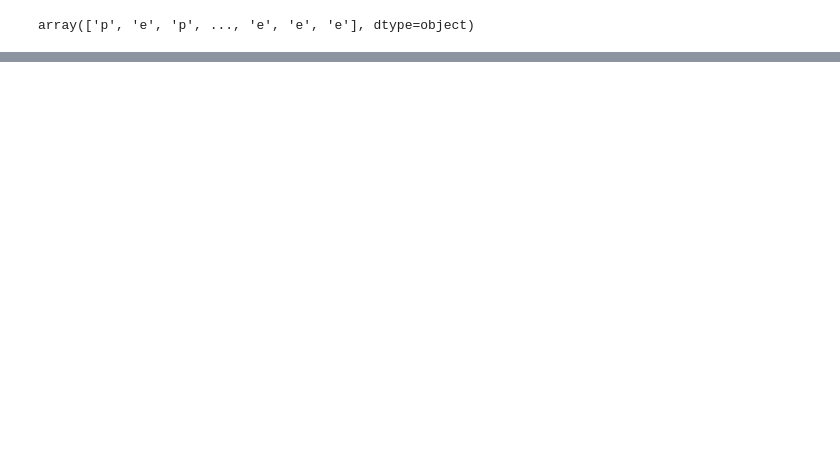
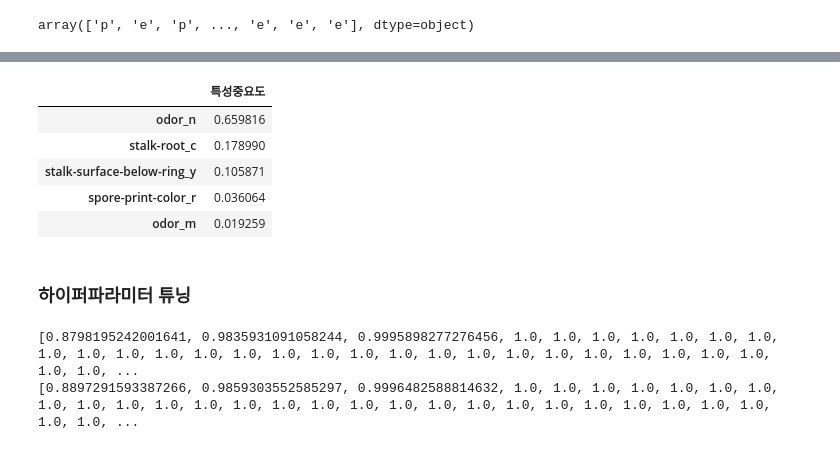
Before and after one commit to SeeUSoon93/MachineLerning, a Jupyter notebook: 6. 머신러닝/ex03_DecisionTree활용 버섯데이터 분류.ipynb, the cells around one changed output, grey strips where cells are left out. Cells and saved outputs as stored; diff of their text form; code cells hidden in the pictures; blank space fills up the shorter version.

```diff
--- a/6. 머신러닝/ex03_DecisionTree활용 버섯데이터 분류.ipynb
+++ b/6. 머신러닝/ex03_DecisionTree활용 버섯데이터 분류.ipynb
@@ -248,0 +264,3 @@ metrics.accuracy_score(train_pre,y_train)
+# %%
+fi = tree.feature_importances_
+print("특성 중요도\n",fi)
@@ -248,0 +285,39 @@ metrics.accuracy_score(train_pre,y_train)
+# %%
+# 컬럼이름은 '특성중요도'로 설정
+# 내림차순 정렬
+importance_df = pd.DataFrame(fi, index = X_one_hot.columns, columns=['특성중요도'])
+importance_df.sort_values('특성중요도',ascending=False).head()
+
+# order_n이라는 특성이 가장 중요한 특성으로 나타남
+# %% [output]
+|  | 특성중요도 |
+| odor_n | 0.659816 |
+| stalk-root_c | 0.178990 |
+| stalk-surface-below-ring_y | 0.105871 |
+| spore-print-color_r | 0.036064 |
+| odor_m | 0.019259 |
+# %% [markdown]
+### 하이퍼파라미터 튜닝
+# %%
+test_list = []
+train_list = []
+for n in range(1,105,2):
+    # 모델 생성
+    tree = DecisionTreeClassifier(max_depth=n)
+    # 모델 훈련
+    tree.fit(X_train,y_train)
+    # 테스트 성능 예측
+    test_pre = tree.predict(X_test)
+    # 테스트 성능 평가, 리스트에 담기
+    test_list.append(metrics.accuracy_score(test_pre,y_test))
+
+    # 트레인 성능 예측
+    train_pre = tree.predict(X_train)
+     # 트레인 성능 평가, 리스트에 담기
+    train_list.append(metrics.accuracy_score(train_pre,y_train))
+
+print(test_list)
+print(train_list)
+# %% [output]
+[0.8798195242001641, 0.9835931091058244, 0.9995898277276456, 1.0, 1.0, 1.0, 1.0, 1.0, 1.0, 1.0, 1.0, 1.0, 1.0, 1.0, 1.0, 1.0, 1.0, 1.0, 1.0, 1.0, 1.0, 1.0, 1.0, 1.0, 1.0, 1.0, 1.0, 1.0, 1.0, 1.0, 1.0, ...
+[0.8897291593387266, 0.9859303552585297, 0.9996482588814632, 1.0, 1.0, 1.0, 1.0, 1.0, 1.0, 1.0, 1.0, 1.0, 1.0, 1.0, 1.0, 1.0, 1.0, 1.0, 1.0, 1.0, 1.0, 1.0, 1.0, 1.0, 1.0, 1.0, 1.0, 1.0, 1.0, 1.0, 1.0, ...
```
Also changed, not shown: parts of 17 cells of this notebook, 4 other files.
